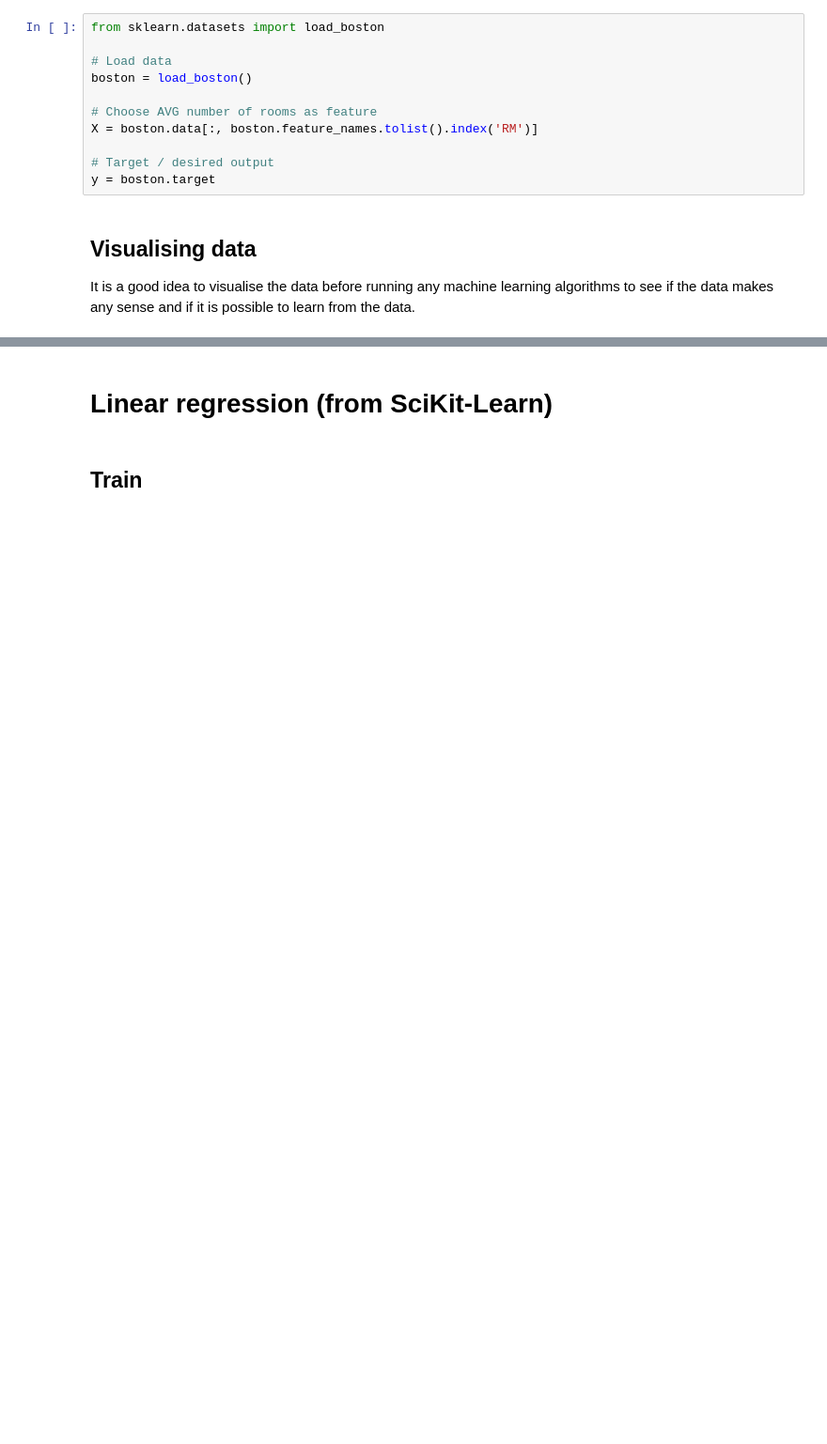
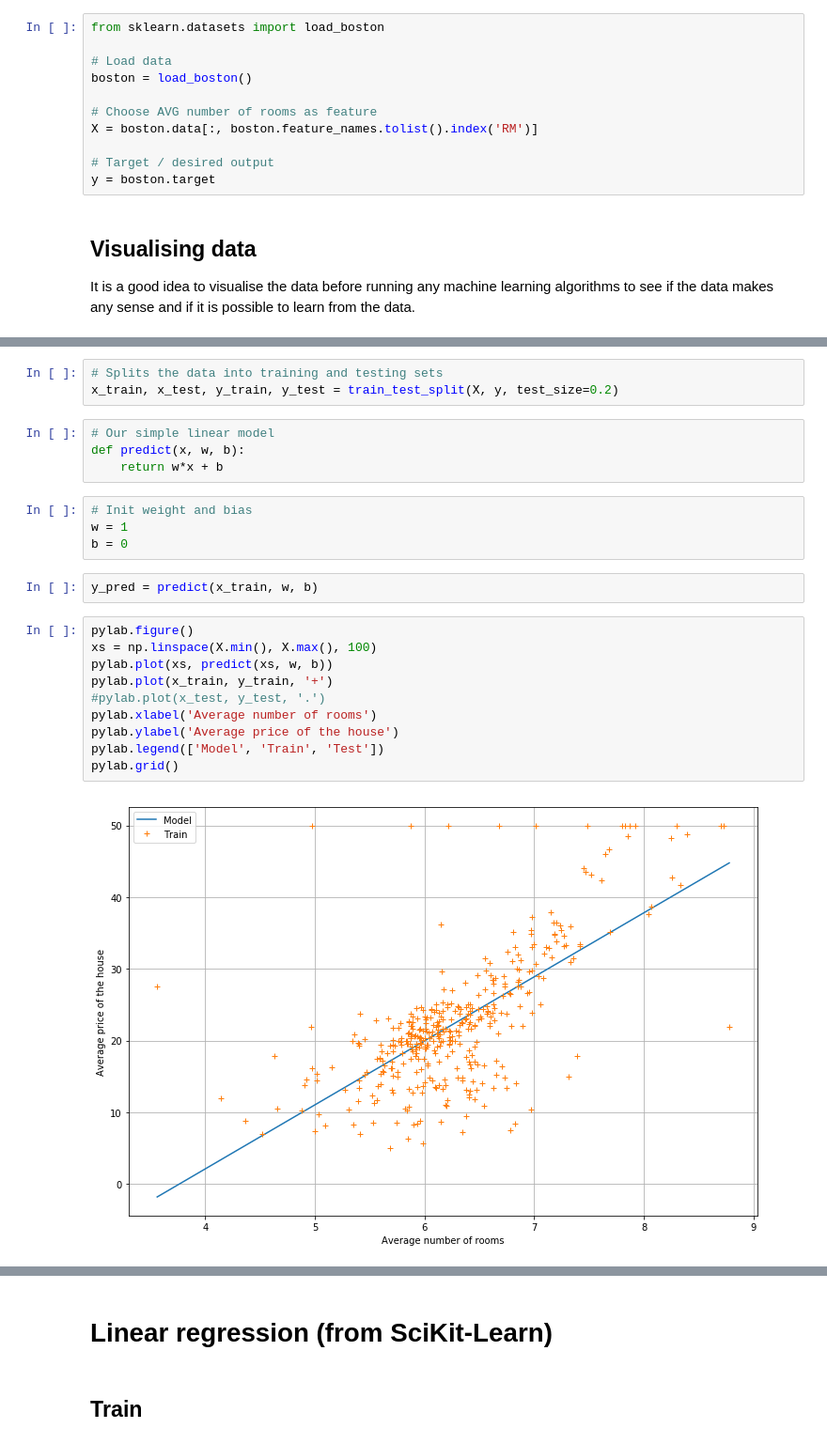
Before and after one commit to futurice/ml-crash-course, a Jupyter notebook: exercises/01_Boston_house_prediction_with_NN.ipynb, the cells around one changed output, grey strips where cells are left out. Shown at 94% size. Saved outputs shown, nothing was run; the diff lists cells and outputs as text; blank space fills up the shorter version.

```diff
--- a/exercises/01_Boston_house_prediction_with_NN.ipynb
+++ b/exercises/01_Boston_house_prediction_with_NN.ipynb
@@ -66,0 +87,25 @@ pylab.ylabel('Average price of the house')
+# %%
+# Splits the data into training and testing sets
+x_train, x_test, y_train, y_test = train_test_split(X, y, test_size=0.2)
+# %%
+# Our simple linear model
+def predict(x, w, b):
+    return w*x + b
+# %%
+# Init weight and bias
+w = 1
+b = 0
+# %%
+y_pred = predict(x_train, w, b)
+# %%
+pylab.figure()
+xs = np.linspace(X.min(), X.max(), 100)
+pylab.plot(xs, predict(xs, w, b))
+pylab.plot(x_train, y_train, '+')
+#pylab.plot(x_test, y_test, '.')
+pylab.xlabel('Average number of rooms')
+pylab.ylabel('Average price of the house')
+pylab.legend(['Model', 'Train', 'Test'])
+pylab.grid()
+# %% [output]
+[figure, added]
```
Also changed, not shown: parts of 34 cells of this notebook.
